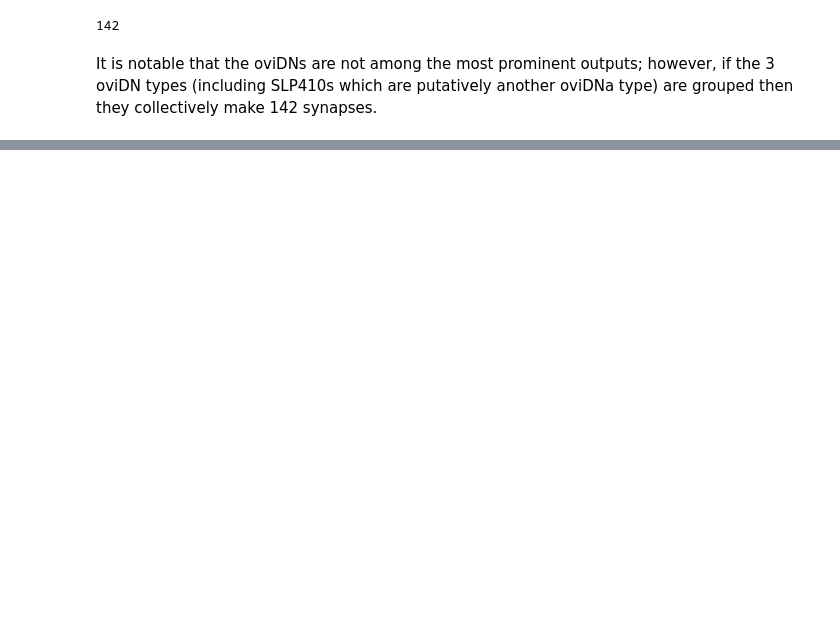
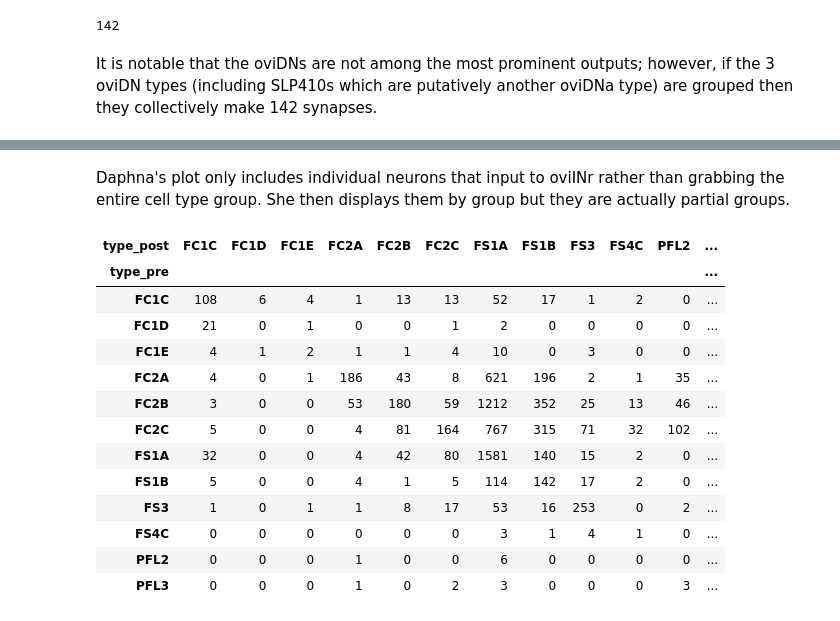
Before and after one commit to Gutierrez-lab/oviIN-analyses-gabrielle, a Jupyter notebook: inputs_outputs_oviIN.ipynb, the cells around one changed output, grey strips where cells are left out. Saved outputs shown, nothing was run; the diff lists cells and outputs as text; code cells hidden in the pictures; blank space fills up the shorter version.

```diff
--- a/inputs_outputs_oviIN.ipynb
+++ b/inputs_outputs_oviIN.ipynb
@@ -284,17 +420,38 @@ def connectivity_matrix(input_types, synapse_roi=None):
 FB_types = ['vDeltaA-M','hDeltaA-M','FB1A','FB2A','FB6D','FB9C','FC1','FC2A','FC2B','FC2C','FC3','FR1','FR2','FS1A','FS1B',
             'FS2','FS3','FS4A','FS4B','FS4C','PFNm_a','PFNm_b','PFNp_a','PFNp_b','PFNp_c','PFNp_d','PFNp_e','PFNa','PFNv',
             'PFNd','PFR_a','PFR_b','PFL1','PFL2','PFL3','PFGs','SAF']
+# %% [markdown]
+Daphna's plot only includes individual neurons that input to oviINr rather than grabbing the entire cell type group. She then displays them by group but they are actually partial groups.
 # %%
 #get connections to oviIN from anything else
 ovi_inputs = fetch_simple_connections(None,oviINr_bodyID)
 #get any type_pre that matches type names of FB neurons
-FB_ovi_inputs = ovi_inputs.loc[ovi_inputs['type_pre'].isin(FB_types)]
+FB_ovi_inputs = ovi_inputs.loc[ovi_inputs['type_pre'].isin(FB_output_types)]
+# %%
+FB_ovi_inputs = FB_ovi_inputs[FB_ovi_inputs['weight']>3]
 # %%
 #creates list of all unique types that input to ovi
 #use this list for the connectivity analysis
 FB_ovi_input_types = list(FB_ovi_inputs['bodyId_pre'].unique())
 # %%
 matrix, FB_conns = connectivity_matrix(FB_ovi_input_types)
+# %%
+matrix
+# %% [output]
+| type_post | FC1C | FC1D | FC1E | FC2A | FC2B | FC2C | FS1A | FS1B | FS3 | FS4C | PFL2 | ... |
+| type_pre |  |  |  |  |  |  |  |  |  |  |  | ... |
+| FC1C | 108 | 6 | 4 | 1 | 13 | 13 | 52 | 17 | 1 | 2 | 0 | ... |
+| FC1D | 21 | 0 | 1 | 0 | 0 | 1 | 2 | 0 | 0 | 0 | 0 | ... |
+| FC1E | 4 | 1 | 2 | 1 | 1 | 4 | 10 | 0 | 3 | 0 | 0 | ... |
+| FC2A | 4 | 0 | 1 | 186 | 43 | 8 | 621 | 196 | 2 | 1 | 35 | ... |
+| FC2B | 3 | 0 | 0 | 53 | 180 | 59 | 1212 | 352 | 25 | 13 | 46 | ... |
+| FC2C | 5 | 0 | 0 | 4 | 81 | 164 | 767 | 315 | 71 | 32 | 102 | ... |
+| FS1A | 32 | 0 | 0 | 4 | 42 | 80 | 1581 | 140 | 15 | 2 | 0 | ... |
+| FS1B | 5 | 0 | 0 | 4 | 1 | 5 | 114 | 142 | 17 | 2 | 0 | ... |
+| FS3 | 1 | 0 | 1 | 1 | 8 | 17 | 53 | 16 | 253 | 0 | 2 | ... |
+| FS4C | 0 | 0 | 0 | 0 | 0 | 0 | 3 | 1 | 4 | 1 | 0 | ... |
+| PFL2 | 0 | 0 | 0 | 1 | 0 | 0 | 6 | 0 | 0 | 0 | 0 | ... |
+| PFL3 | 0 | 0 | 0 | 1 | 0 | 2 | 3 | 0 | 0 | 0 | 3 | ... |
 # %%
 matrix.index = matrix.index.astype(str)
 matrix.columns = matrix.columns.astype(str)
```
Also changed, not shown: parts of 33 cells of this notebook.
